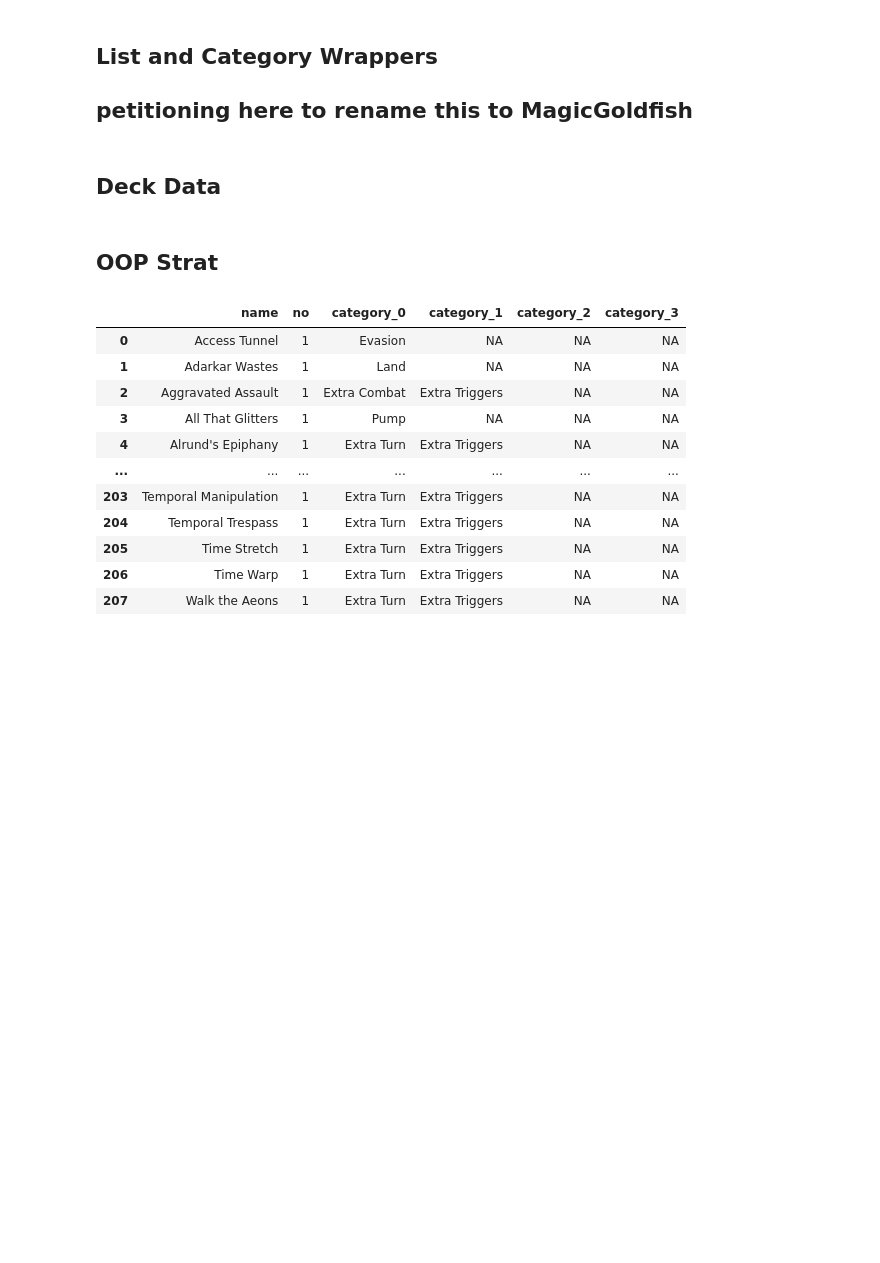
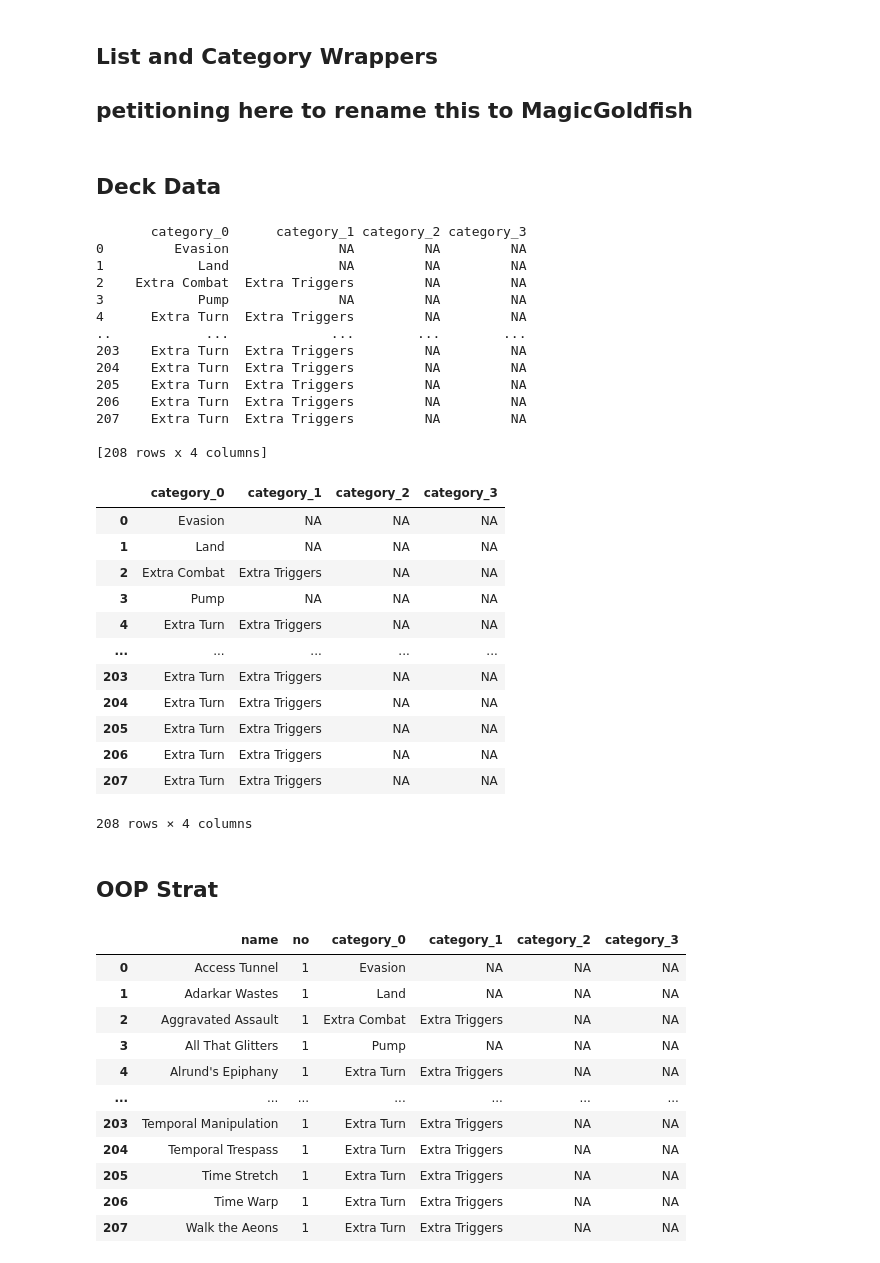
Before and after one commit to agrero/maptoken_mtg, a Jupyter notebook: sampler.ipynb, the cells around one changed output. Saved outputs shown, nothing was run; the diff lists cells and outputs as text; code cells hidden in the pictures; blank space fills up the shorter version.

```diff
--- a/sampler.ipynb
+++ b/sampler.ipynb
@@ -309,37 +271,37 @@ class DecklistCategories:
 
     ### attributes
 
-    integer_frame: a pandas dataframe in which the columns represent specific card labels \\
+    integer: a pandas dataframe in which the columns represent specific card labels \\
         and the rows represent individual cards. 1 or 0 represents a cards label or lacktherof for
         the specific column's label.
 
-    string_frame: a pandas dataframe in which the columns represent a scalar index of specific labels \\
+    string: a pandas dataframe in which the columns represent a scalar index of specific labels \\
         and the rows represent individual cards. each index is a given label for a specific card where 'NA'
         represents an empty value.
 
     """
-    def __init__(self, integer_frame:pd.DataFrame=None, string_frame:pd.DataFrame=None):
+    def __init__(self, integer:pd.DataFrame=None, string:pd.DataFrame=None):
 
-        self.integer_frame : pd.DataFrame | None = string_frame
-        self.string_frame : pd.DataFrame | None = integer_frame
+        self.integer : pd.DataFrame | None = string
+        self.string : pd.DataFrame | None = integer
 
 
-    def from_decklist(self, decklist:pd.DataFrame) -> tuple[pd.DataFrame, pd.DataFrame]:
+    def _from_decklist(self, decklist:pd.DataFrame) -> None:
         # this is just the normal way we've been doing it
 
-        self.string_frame = decklist.loc[
+        self.string = decklist.loc[
             : , get_archidekt_categories(decklist)
         ]
-        print(self.string_frame)
-        self.unique_categories = get_unique_categories(self.string_frame)
+
+        self.unique_categories = get_unique_categories(self.string)
 
         # dataframe of lists
-        self.integer_frame = map_vector_from_string(
-            self.string_frame, self.unique_categories
+        self.integer = map_vector_from_string(
+            self.string.copy(), self.unique_categories
         )
 
         # convert dataframe of lists to a dataframe of integers
-        self._sum_categories(self.string_frame)
+        self.integer = self._sum_categories(self.string)
 
     def _init_category_count(self,
                              no_columns:int,
@@ -354,15 +316,15 @@ class DecklistCategories:
 
     def _sum_categories(self, categories:pd.DataFrame) -> pd.DataFrame:
 
-        self.integer_frame = self._init_category_count(
+        integer_zeroes = self._init_category_count(
             no_columns = len(self.unique_categories),
             no_rows = categories.iloc[:,0].shape[0],
             col_names = self.unique_categories
         )
 
-        for category in get_archidekt_categories(self.integer_frame):
+        for category in get_archidekt_categories(self.string):
 
-            _exploded_category = self.categories[category].explode().tolist()
+            _exploded_category = self.integer[category].explode().tolist()
 
             _split_range = range(0, len(_exploded_category),
                                  len(self.unique_categories))
@@ -373,9 +335,9 @@ class DecklistCategories:
                  columns=self.unique_categories
             )
 
-            self.integer_frame += _exploded_category
+            integer_zeroes += _exploded_category
 
-
+        return integer_zeroes
     def __call__(self, return_type:str='integer') -> pd.DataFrame:
         # maybe some try excepts here!
         return getattr(self, f'{return_type}_frame')
@@ -420,18 +382,46 @@ class DeckDataV2(_DeckDataV2):
         self.decklist = self._get_decklist_from_txt(decklist_path)
 
         # populate categories
-        # STR IS COMING OUT AS NONE
 
-        # long and ugly, def change this to a yield
-        # self.categories.integer_frame, self.categories.string_frame = self._get_categories_from_decklist()
+        self.categories._from_decklist(self.decklist)
 # %%
 ddv2 = DeckDataV2()
 
 decklist_path = os.path.join('data', 'narser.txt')
 
-# ddv2.init_from_txt(decklist_path)
+ddv2.init_from_txt(decklist_path)
+
+ddv2.categories('string')
 
 # print(ddv2.categories.string_frame)
+# %% [output]
+       category_0      category_1 category_2 category_3
+0         Evasion              NA         NA         NA
+1            Land              NA         NA         NA
+2    Extra Combat  Extra Triggers         NA         NA
+3            Pump              NA         NA         NA
+4      Extra Turn  Extra Triggers         NA         NA
+..            ...             ...        ...        ...
+203    Extra Turn  Extra Triggers         NA         NA
+204    Extra Turn  Extra Triggers         NA         NA
+205    Extra Turn  Extra Triggers         NA         NA
+206    Extra Turn  Extra Triggers         NA         NA
+207    Extra Turn  Extra Triggers         NA         NA
+
+[208 rows x 4 columns]
+|  | category_0 | category_1 | category_2 | category_3 |
+| 0 | Evasion | NA | NA | NA |
+| 1 | Land | NA | NA | NA |
+| 2 | Extra Combat | Extra Triggers | NA | NA |
+| 3 | Pump | NA | NA | NA |
+| 4 | Extra Turn | Extra Triggers | NA | NA |
+| ... | ... | ... | ... | ... |
+| 203 | Extra Turn | Extra Triggers | NA | NA |
+| 204 | Extra Turn | Extra Triggers | NA | NA |
+| 205 | Extra Turn | Extra Triggers | NA | NA |
+| 206 | Extra Turn | Extra Triggers | NA | NA |
+| 207 | Extra Turn | Extra Triggers | NA | NA |
+208 rows × 4 columns
 # %%
 class _DeckData:
     def __init__(self,
```
Also changed, not shown: parts of 2 cells of this notebook, 3 other files.
